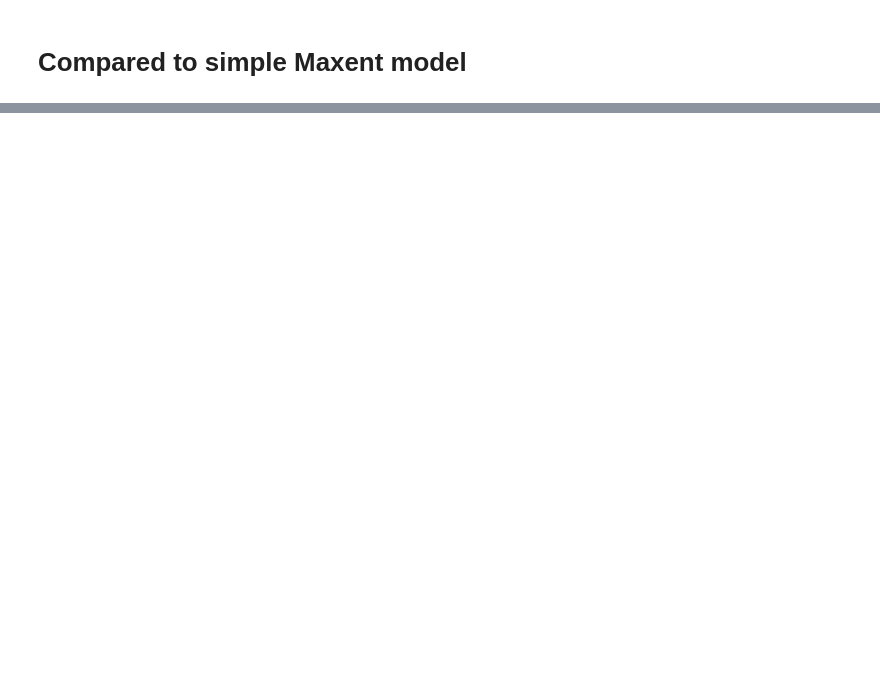
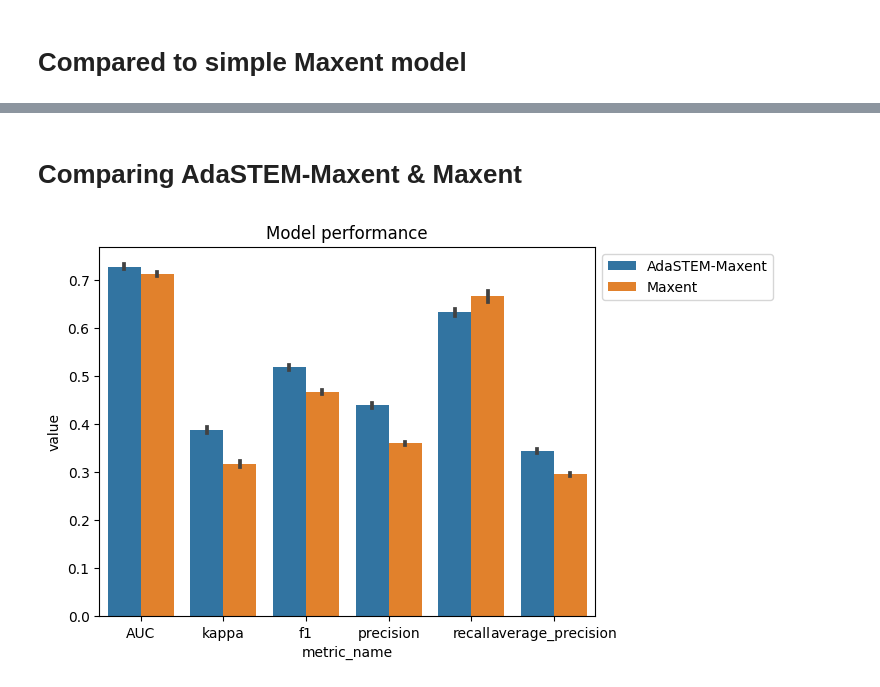
Before and after one commit to chenyangkang/stemflow, a Jupyter notebook: docs/Examples/03.Binding_with_Maxent.ipynb, the cells around one changed output, grey strips where cells are left out. Saved outputs shown, nothing was run; the diff lists cells and outputs as text; code cells hidden in the pictures; blank space fills up the shorter version.

Commit message:
add CV to maxent example

```diff
--- a/docs/Examples/03.Binding_with_Maxent.ipynb
+++ b/docs/Examples/03.Binding_with_Maxent.ipynb
@@ -84,7 +66 @@ X_train
-# %%
-## fit model
-model.fit(X_train, np.where(y_train>0,1,0))
-# %%
-## predict
-pred_adastem = model.predict(X_test)
 # %%
@@ -112,0 +89,3 @@ dict([(a,b) for a,b in metric_dict.items() if a in ['AUC','kappa','f1','precisio
+# %%
+adastem_metrics = pd.DataFrame(metric_dict_list)[['AUC','kappa','f1','precision','recall','average_precision']]
+adastem_metrics
@@ -146,0 +125,3 @@ dict([(a,b) for a,b in metrics_me.items() if a in ['AUC','kappa','f1','precision
+# %%
+maxent_metrics = pd.DataFrame(metric_dict_list)[['AUC','kappa','f1','precision','recall','average_precision']]
+maxent_metrics
@@ -147,3 +137,28 @@ dict([(a,b) for a,b in metrics_me.items() if a in ['AUC','kappa','f1','precision
+# %% [markdown]
+# Comparing AdaSTEM-Maxent & Maxent
+# %%
+
+import seaborn as sns
+adastem_metrics['model'] = 'AdaSTEM-Maxent'
+maxent_metrics['model'] = 'Maxent'
+new_dat = pd.concat([adastem_metrics, maxent_metrics], axis=0)
+dat_for_plot = []
+for index,row in new_dat.iterrows():
+    for metric_name in ['AUC', 'kappa', 'f1', 'precision', 'recall', 'average_precision']:
+        dat_for_plot.append({
+            'model':row['model'],
+            'metric_name':metric_name,
+            'value':row[metric_name]
+        })
+dat_for_plot = pd.DataFrame(dat_for_plot)
+
+sns.barplot(data=dat_for_plot, errorbar=('ci', 95),
+            x="metric_name", y="value", hue="model")
+plt.title('Model performance')
+plt.legend(bbox_to_anchor=(1,1))
+plt.show()
+# %% [output]
+[figure, added]
 # %%
 from watermark import watermark
 print(watermark())
```
Also changed, not shown: parts of 17 cells of this notebook, 1 other file.
